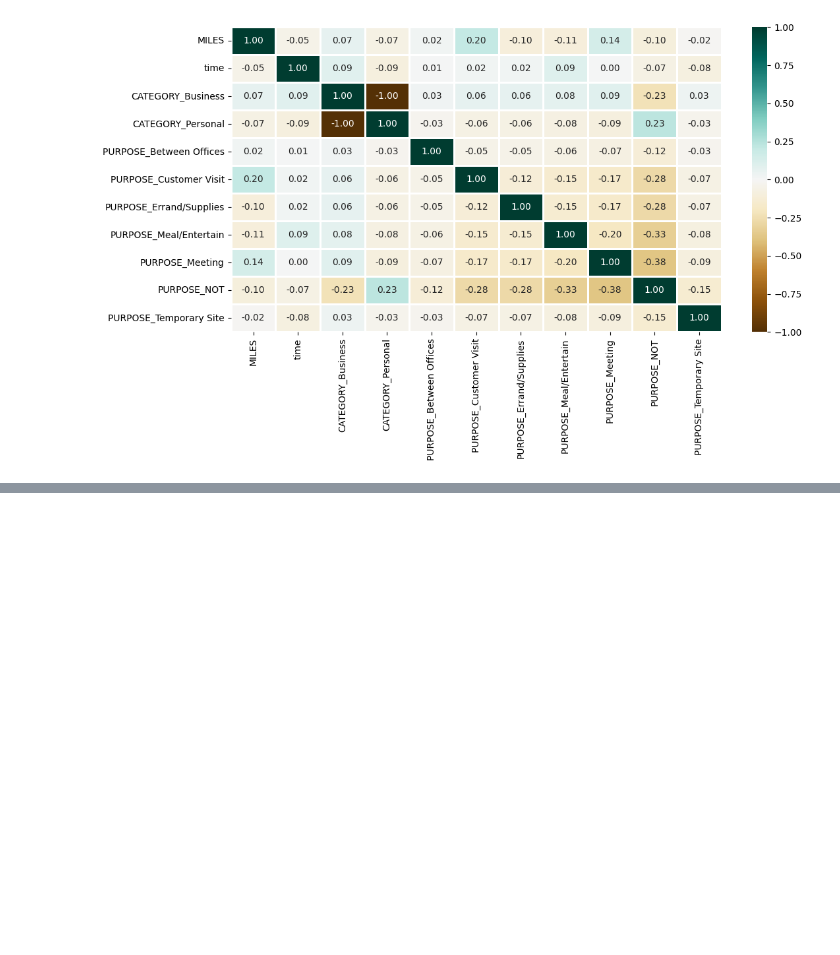
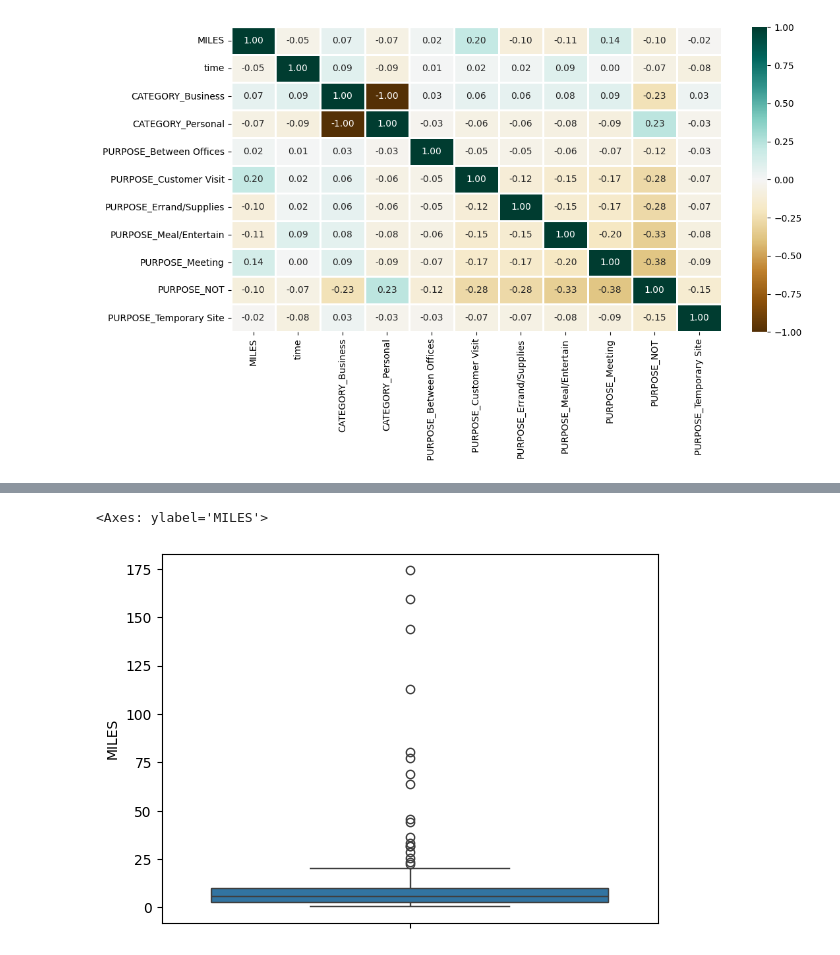
Before and after one commit to Yashaswini-Sandeep/Uber-Rides-Data-Analysis-using-Python, a Jupyter notebook: uberRides.ipynb, the cells around one changed output, grey strips where cells are left out. Saved outputs shown, nothing was run; the diff lists cells and outputs as text; code cells hidden in the pictures; blank space fills up the shorter version.

```diff
--- a/uberRides.ipynb
+++ b/uberRides.ipynb
@@ -160,0 +194,5 @@ plt.show()
+# %%
+sns.boxplot(dataset['MILES'])
+# %% [output]
+<Axes: ylabel='MILES'>
+[figure, added]
```
Also changed, not shown: parts of 5 cells of this notebook.
